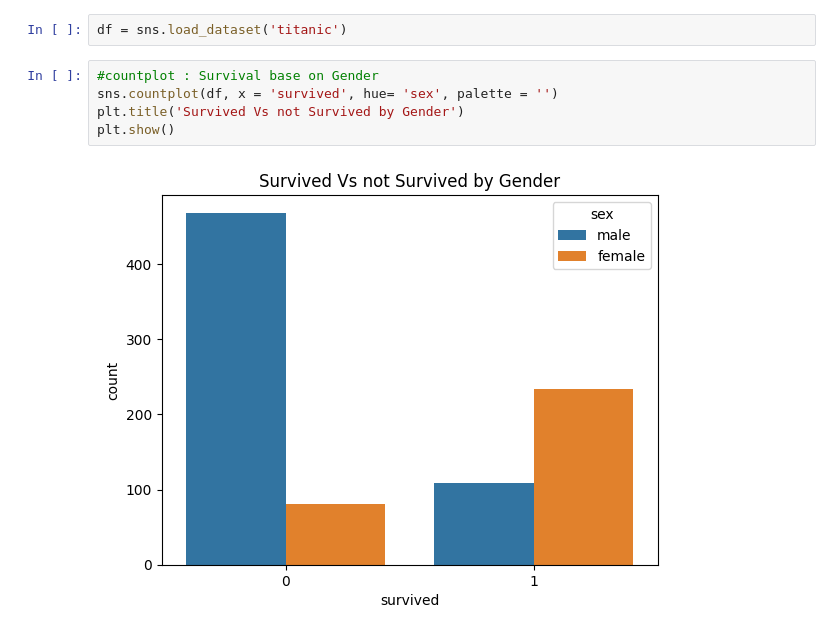
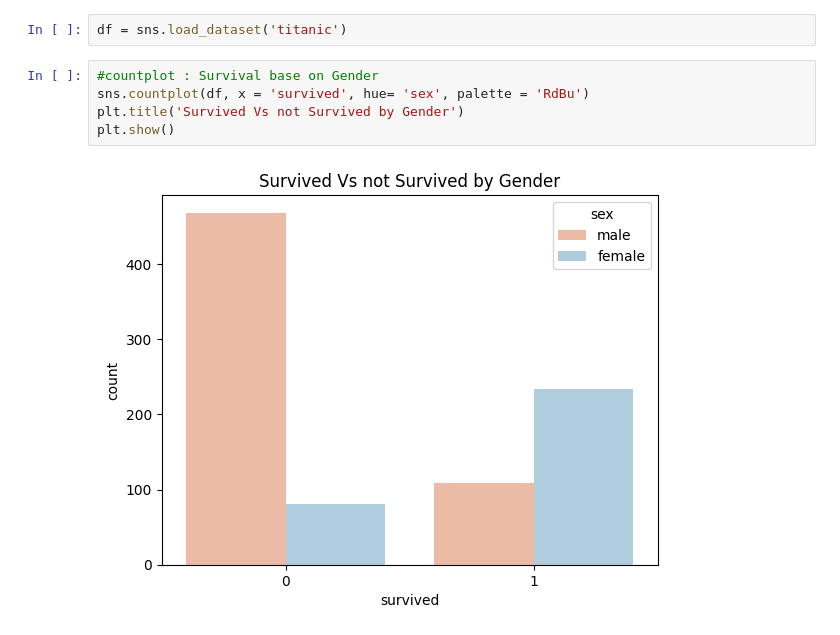
Before and after one commit to GulamAnsari12/DATA-ANALYST, a Jupyter notebook: Visualization/graph1.ipynb, the cells around one changed output. Drawn from its saved outputs; the diff is of its cells as text.

```diff
--- a/Visualization/graph1.ipynb
+++ b/Visualization/graph1.ipynb
@@ -7,8 +7,8 @@ import matplotlib.pyplot as plt
 df = sns.load_dataset('titanic')
 # %%
 #countplot : Survival base on Gender
-sns.countplot(df, x = 'survived', hue= 'sex', palette = '')
+sns.countplot(df, x = 'survived', hue= 'sex', palette = 'RdBu')
 plt.title('Survived Vs not Survived by Gender')
 plt.show()
 # %% [output]
-[figure, old version]
+[figure, new version]
```
Also changed, not shown: parts of 3 cells of this notebook, 3 other files.
